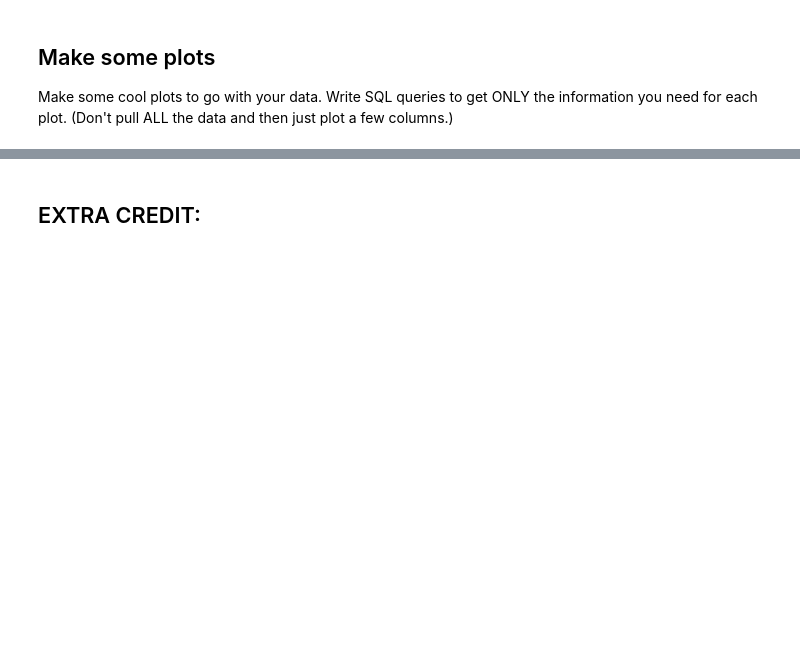
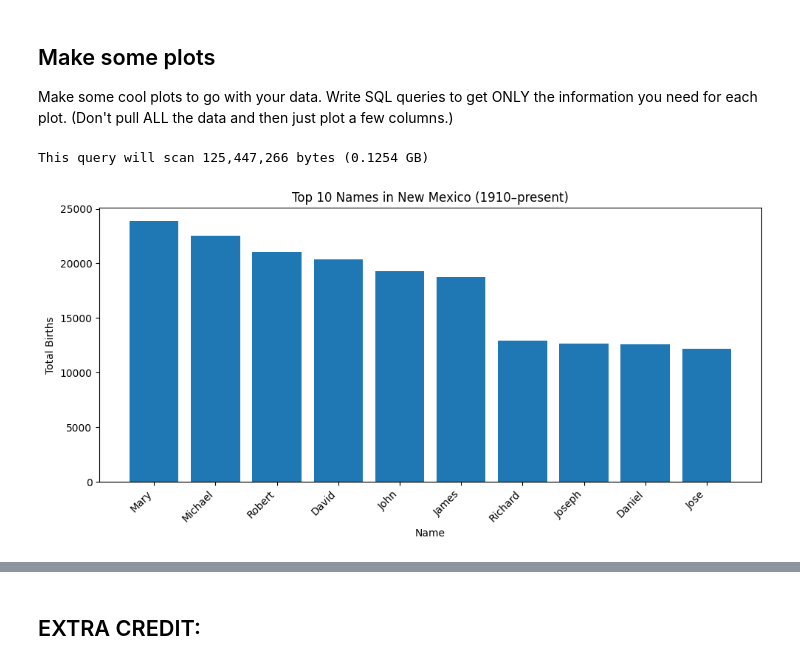
Before and after one commit to cyeef/Data-Science-Portfolio-C21-, a Jupyter notebook: Projects/Project-3/SQL.2-BQ.project.template.ipynb, the cells around one changed output, grey strips where cells are left out. Cells and saved outputs as stored; diff of their text form; code cells hidden in the pictures; blank space fills up the shorter version.

Commit message:
Created using Colab used the big query data set on names from 1910 to current.

```diff
--- a/Projects/Project-3/SQL.2-BQ.project.template.ipynb
+++ b/Projects/Project-3/SQL.2-BQ.project.template.ipynb
@@ -527,3 +525,27 @@ This query will scan 145,164,592 bytes (0.1452 GB)
 ## Make some plots
 
 Make some cool plots to go with your data. Write SQL queries to get ONLY the information you need for each plot. (Don't pull ALL the data and then just plot a few columns.)
+# %%
+query = """
+    SELECT name, SUM(number) AS total_births
+    FROM `bigquery-public-data.usa_names.usa_1910_current`
+    WHERE state = 'NM'
+    GROUP BY name
+    ORDER BY total_births DESC
+    LIMIT 10
+"""
+dry_run(query)
+top_names = run_sql(query)
+
+import matplotlib.pyplot as plt
+plt.figure(figsize=(10, 5))
+plt.bar(top_names['name'], top_names['total_births'])
+plt.title('Top 10 Names in New Mexico (1910–present)')
+plt.xlabel('Name')
+plt.ylabel('Total Births')
+plt.xticks(rotation=45, ha='right')
+plt.tight_layout()
+plt.show()
+# %% [output]
+This query will scan 125,447,266 bytes (0.1254 GB)
+[figure, added]
```
Also changed, not shown: parts of 21 cells of this notebook.
